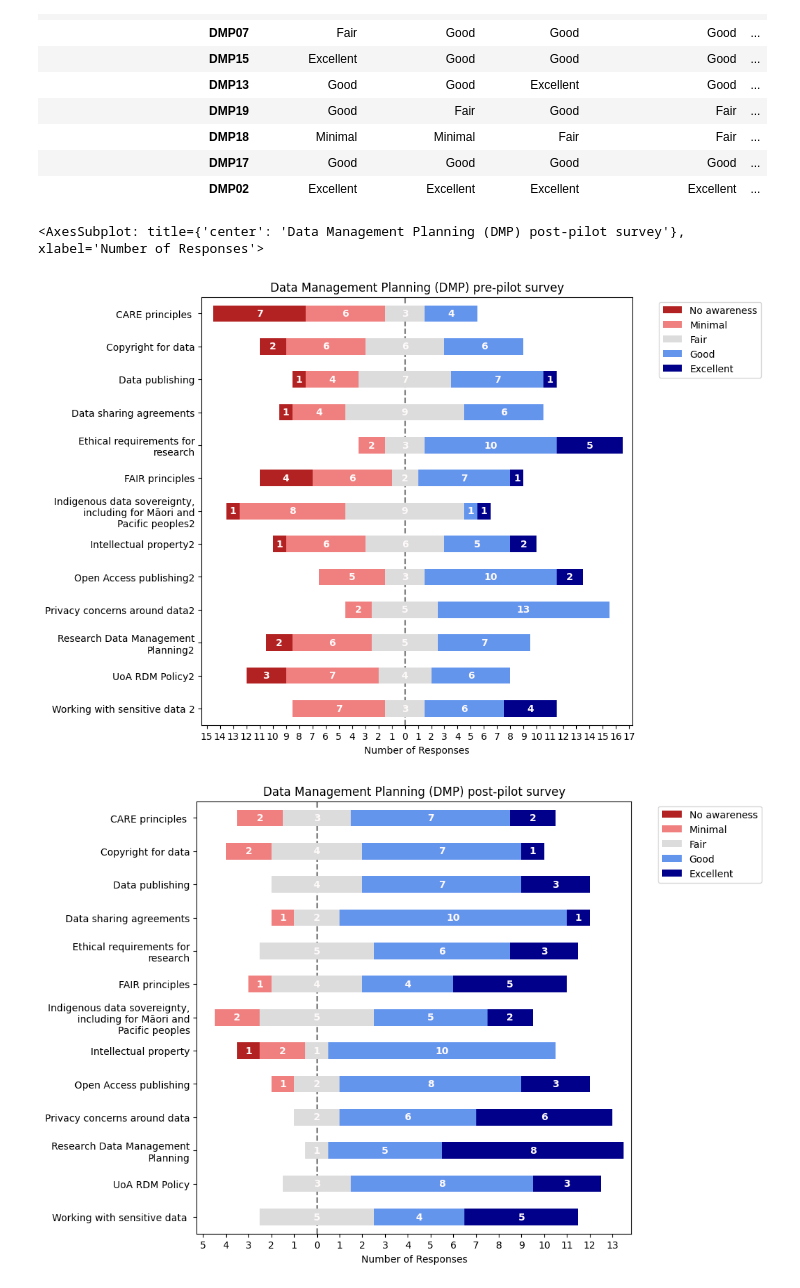
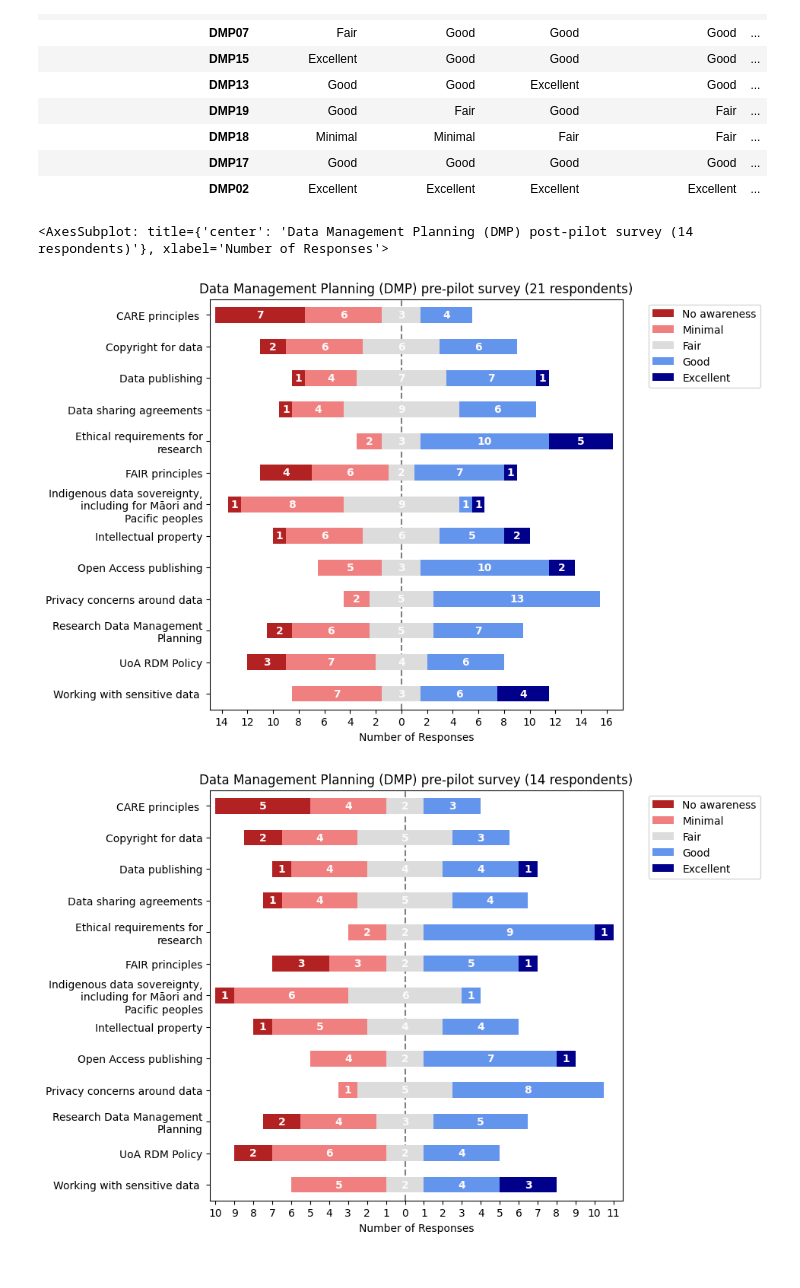
Before and after one commit to UoA-eResearch/likert, a Jupyter notebook: likert.ipynb, the cells around one changed output. Saved outputs shown, nothing was run; the diff lists cells and outputs as text; code cells hidden in the pictures.

Commit message:
plot pre_complete

```diff
--- a/likert.ipynb
+++ b/likert.ipynb
@@ -4,6 +4,7 @@ import matplotlib.pyplot as plt
 from plot_likert import plot_likert
 pd.set_option("display.max_columns", None)
 pre = pd.read_csv("data/Data Management Planning (DMP) pre-pilot survey.csv", index_col=0).drop(columns="Indigenous data sovereignty, including for Māori and Pacific peoples")
+pre.columns = pd.Series(pre.columns).apply(lambda c: c.strip("2"))
 pre
 # %% [output]
 |  | CARE principles | Copyright for data | Data publishing | Data sharing agreements | ... |
@@ -47,11 +48,13 @@ post
 # %%
 scale = ['No awareness', 'Minimal', 'Fair', 'Good', 'Excellent']
 # %%
-plt.rcParams['figure.figsize'] = (8,8)
-#plt.rcParams['figure.dpi'] = 140
-plot_likert(pre, scale, bar_labels=True, bar_labels_color="snow", title="Data Management Planning (DMP) pre-pilot survey")
-plot_likert(post, scale, bar_labels=True, bar_labels_color="snow", title="Data Management Planning (DMP) post-pilot survey")
+plt.rcParams['figure.figsize'] = (7,7)
+#plt.rcParams['figure.dpi'] = 100
+plot_likert(pre, scale, bar_labels=True, bar_labels_color="snow", title=f"Data Management Planning (DMP) pre-pilot survey ({len(pre)} respondents)")
+pre_complete = pre[pre.index.isin(post.index)]
+plot_likert(pre_complete, scale, bar_labels=True, bar_labels_color="snow", title=f"Data Management Planning (DMP) pre-pilot survey ({len(pre_complete)} respondents)")
+plot_likert(post, scale, bar_labels=True, bar_labels_color="snow", title=f"Data Management Planning (DMP) post-pilot survey ({len(post)} respondents)")
 # %% [output]
-<AxesSubplot: title={'center': 'Data Management Planning (DMP) post-pilot survey'}, xlabel='Number of Responses'>
+<AxesSubplot: title={'center': 'Data Management Planning (DMP) post-pilot survey (14 respondents)'}, xlabel='Number of Responses'>
-[figure, old version]
+[figure, new version]
-[figure, old version]
+[figure, new version]
```
Also changed, not shown: parts of 1 cell of this notebook.
